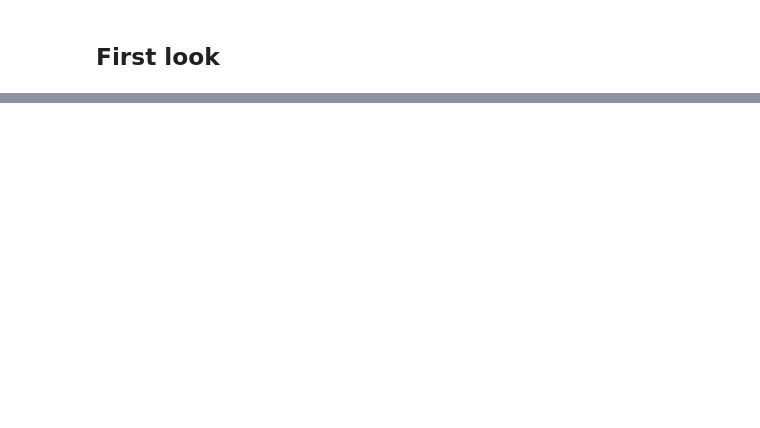
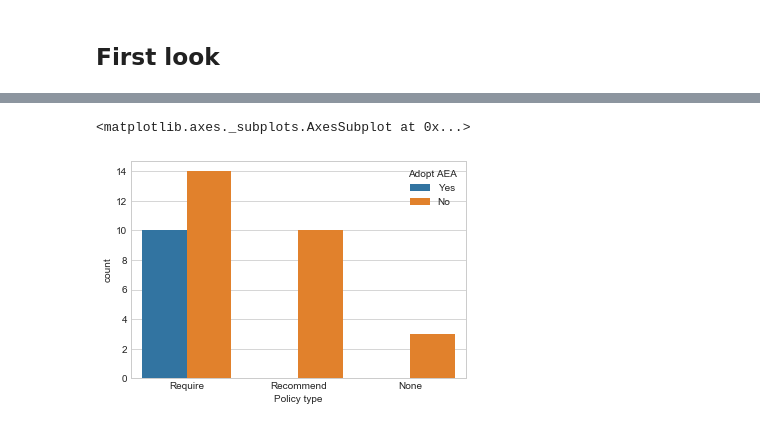
Before and after one commit to atrisovic/econ-data-policy, a Jupyter notebook: econ-data-policy-results.ipynb, the cells around one changed output, grey strips where cells are left out. Cells and saved outputs as stored; diff of their text form; code cells hidden in the pictures; blank space fills up the shorter version.

```diff
--- a/econ-data-policy-results.ipynb
+++ b/econ-data-policy-results.ipynb
@@ -39,0 +57,5 @@ plt.hist(df['Sharing mode'])
+# %%
+sns.countplot(x='Policy type', hue='Adopt AEA', data=df)
+# %% [output]
+<matplotlib.axes._subplots.AxesSubplot at 0x...>
+[figure, added]
```
Also changed, not shown: parts of 22 cells of this notebook.
